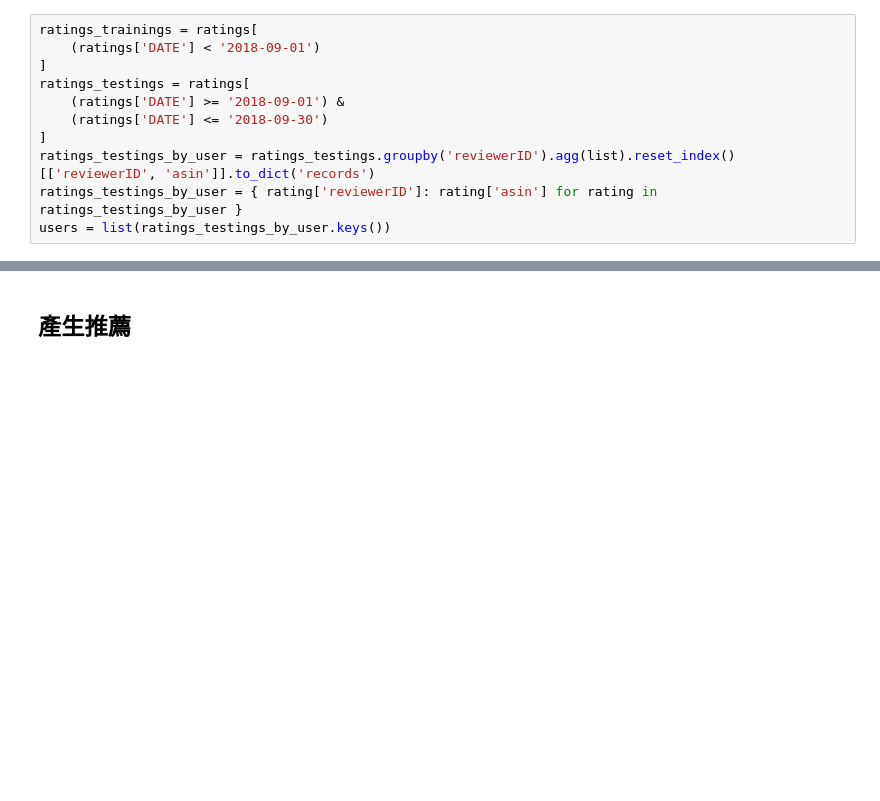
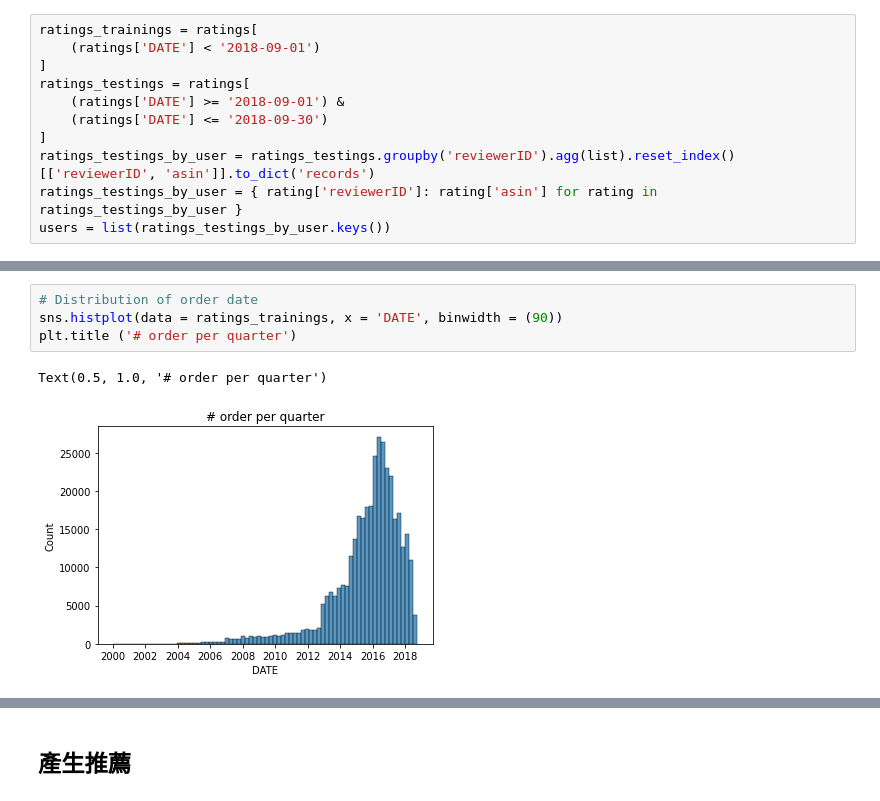
Before and after one commit to yuchiahung/ALPHACamp_Recsys_course, a Jupyter notebook: sample.ipynb, the cells around one changed output, grey strips where cells are left out. Drawn from its saved outputs; the diff is of its cells as text; blank space fills up the shorter version.

```diff
--- a/sample.ipynb
+++ b/sample.ipynb
@@ -63,0 +230,7 @@ users = list(ratings_testings_by_user.keys())
+# %%
+# Distribution of order date
+sns.histplot(data = ratings_trainings, x = 'DATE', binwidth = (90))
+plt.title ('# order per quarter')
+# %% [output]
+Text(0.5, 1.0, '# order per quarter')
+[figure, added]
```
Also changed, not shown: parts of 38 cells of this notebook.
